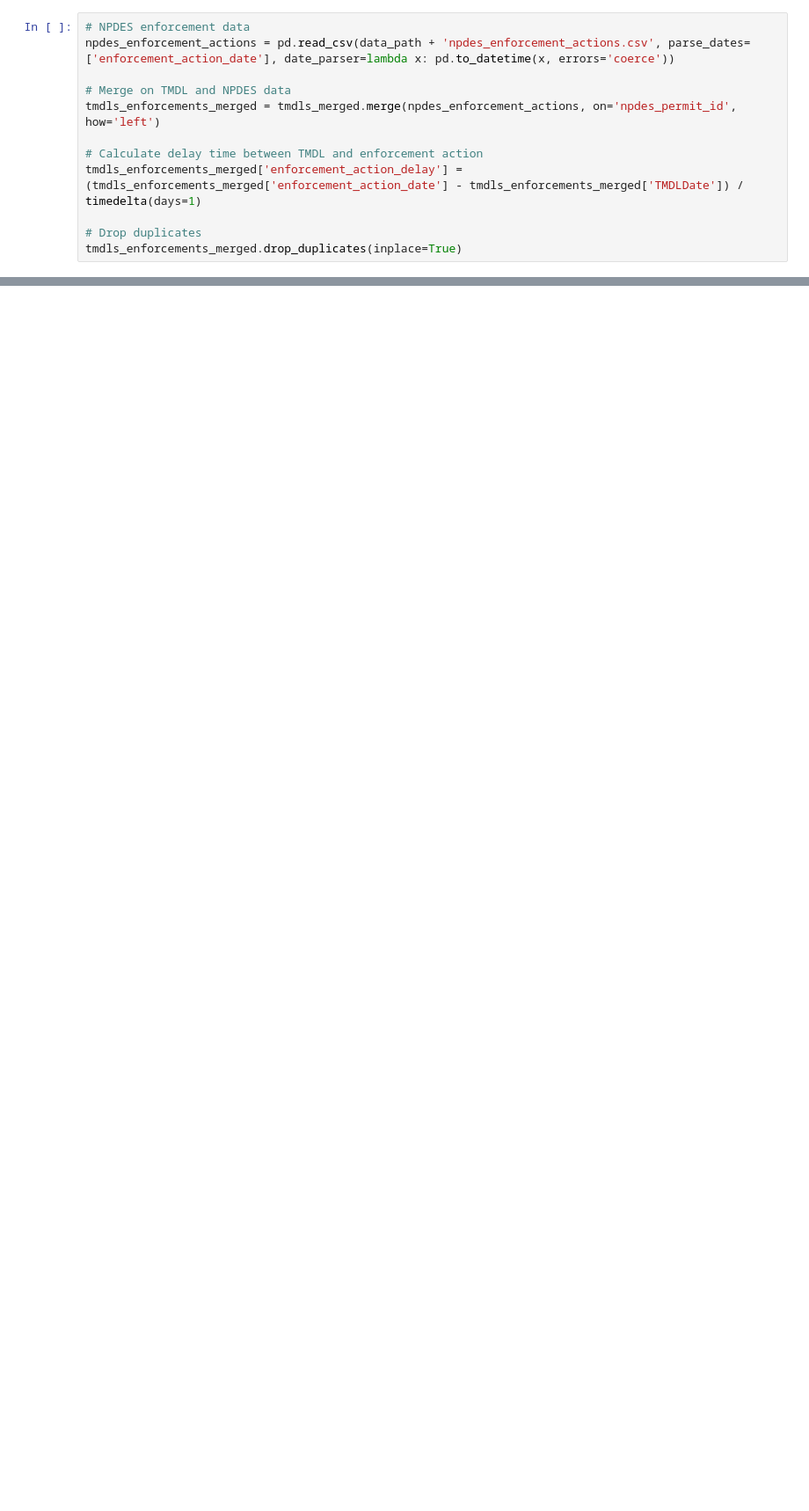
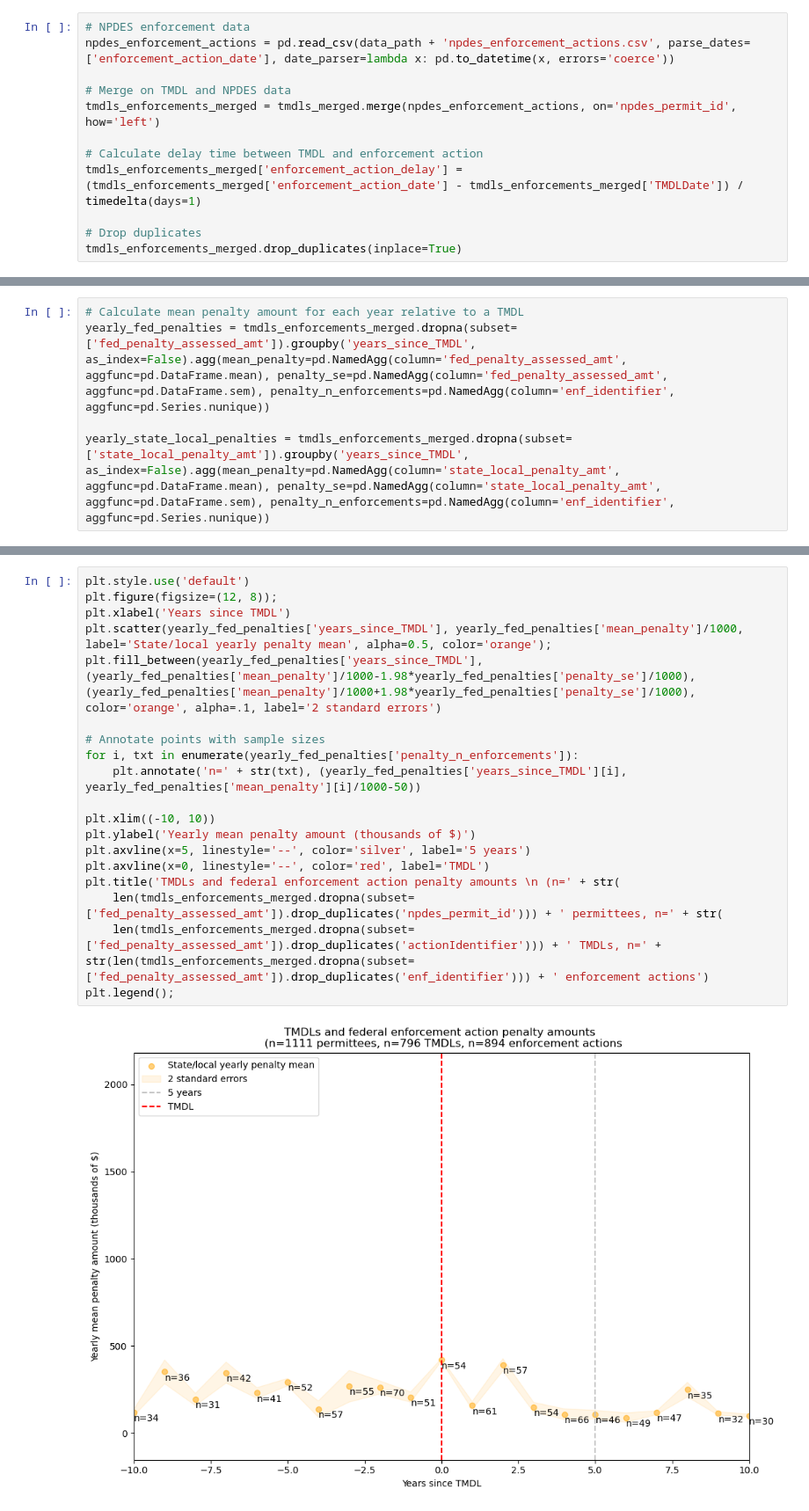
Before and after one commit to reglab/TMDLs_archived, a Jupyter notebook: TMDLs_enforcements.ipynb, the cells around one changed output, grey strips where cells are left out. Shown: that part at 88% size. Drawn from its saved outputs; the diff is of its cells as text; blank space fills up the shorter version.

```diff
--- a/TMDLs_enforcements.ipynb
+++ b/TMDLs_enforcements.ipynb
@@ -94,0 +102,5 @@ plt.legend();
+# %%
+# Calculate mean penalty amount for each year relative to a TMDL
+yearly_fed_penalties = tmdls_enforcements_merged.dropna(subset=['fed_penalty_assessed_amt']).groupby('years_since_TMDL', as_index=False).agg(mean_penalty=pd.NamedAgg(column='fed_penalty_assessed_amt', aggfunc=pd.DataFrame.mean), penalty_se=pd.NamedAgg(column='fed_penalty_assessed_amt', aggfunc=pd.DataFrame.sem), penalty_n_enforcements=pd.NamedAgg(column='enf_identifier', aggfunc=pd.Series.nunique))
+
+yearly_state_local_penalties = tmdls_enforcements_merged.dropna(subset=['state_local_penalty_amt']).groupby('years_since_TMDL', as_index=False).agg(mean_penalty=pd.NamedAgg(column='state_local_penalty_amt', aggfunc=pd.DataFrame.mean), penalty_se=pd.NamedAgg(column='state_local_penalty_amt', aggfunc=pd.DataFrame.sem), penalty_n_enforcements=pd.NamedAgg(column='enf_identifier', aggfunc=pd.Series.nunique))
@@ -94,0 +128,21 @@ plt.legend();
+# %%
+plt.style.use('default')
+plt.figure(figsize=(12, 8));
+plt.xlabel('Years since TMDL')
+plt.scatter(yearly_fed_penalties['years_since_TMDL'], yearly_fed_penalties['mean_penalty']/1000, label='State/local yearly penalty mean', alpha=0.5, color='orange');
+plt.fill_between(yearly_fed_penalties['years_since_TMDL'], (yearly_fed_penalties['mean_penalty']/1000-1.98*yearly_fed_penalties['penalty_se']/1000), (yearly_fed_penalties['mean_penalty']/1000+1.98*yearly_fed_penalties['penalty_se']/1000), color='orange', alpha=.1, label='2 standard errors')
+
+# Annotate points with sample sizes
+for i, txt in enumerate(yearly_fed_penalties['penalty_n_enforcements']):
+    plt.annotate('n=' + str(txt), (yearly_fed_penalties['years_since_TMDL'][i], yearly_fed_penalties['mean_penalty'][i]/1000-50))
+
+plt.xlim((-10, 10))
+plt.ylabel('Yearly mean penalty amount (thousands of $)')
+plt.axvline(x=5, linestyle='--', color='silver', label='5 years')
+plt.axvline(x=0, linestyle='--', color='red', label='TMDL')
+plt.title('TMDLs and federal enforcement action penalty amounts \n (n=' + str(
+    len(tmdls_enforcements_merged.dropna(subset=['fed_penalty_assessed_amt']).drop_duplicates('npdes_permit_id'))) + ' permittees, n=' + str(
+    len(tmdls_enforcements_merged.dropna(subset=['fed_penalty_assessed_amt']).drop_duplicates('actionIdentifier'))) + ' TMDLs, n=' + str(len(tmdls_enforcements_merged.dropna(subset=['fed_penalty_assessed_amt']).drop_duplicates('enf_identifier'))) + ' enforcement actions')
+plt.legend();
+# %% [output]
+[figure, added]
```
Also changed, not shown: parts of 6 cells of this notebook.
